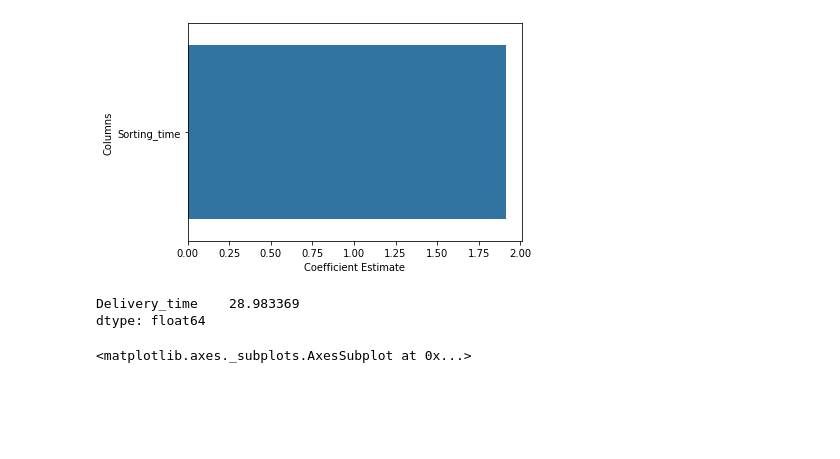
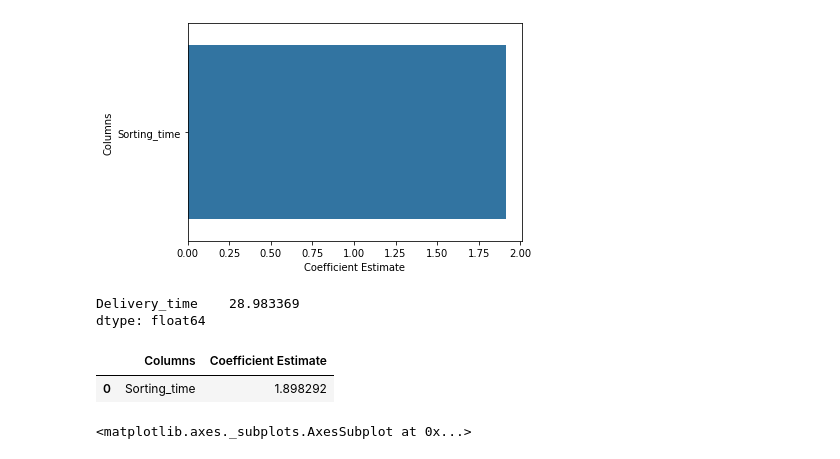
Before and after one commit to Gopizone/DataScience, a Jupyter notebook: Ridge_Regularization_(delivery_time).ipynb, the cells around one changed output. Cells and saved outputs as stored; diff of their text form; code cells hidden in the pictures; blank space fills up the shorter version.

```diff
--- a/Ridge_Regularization_(delivery_time).ipynb
+++ b/Ridge_Regularization_(delivery_time).ipynb
@@ -148,24 +148,26 @@ sns.barplot(x='Coefficient Estimate' , y='Columns', data=lreg_coefficient)
 # %%
 # import ridge regression from sklearn library
 from sklearn.linear_model import Ridge
 
 # Train the model
 ridgeR = Ridge(alpha = 1)
 ridgeR.fit(x_train, y_train)
 y_pred = ridgeR.predict(x_test)
 
 # calculate mean square error
 mean_squared_error_ridge = np.mean((y_pred - y_test)**2)
 print(mean_squared_error_ridge)
 
 # get ridge coefficient and print them
-#ridge_coefficient = pd.DataFrame()
-#ridge_coefficient["Columns"]= x_train.columns
-#ridge_coefficient['Coefficient Estimate'] = pd.DataFrame(ridgeR.coef_)
-#ridge_coefficient
+ridge_coefficient = pd.DataFrame()
+ridge_coefficient["Columns"]= x_train.columns
+ridge_coefficient['Coefficient Estimate'] = pd.DataFrame(ridgeR.coef_)
+ridge_coefficient
 # %% [output]
 Delivery_time    28.983369
 dtype: float64
+|  | Columns | Coefficient Estimate |
+| 0 | Sorting_time | 1.898292 |
 # %%
 sns.barplot(x='Coefficient Estimate' , y='Columns', data=ridge_coefficient)
 # %% [output]
```
